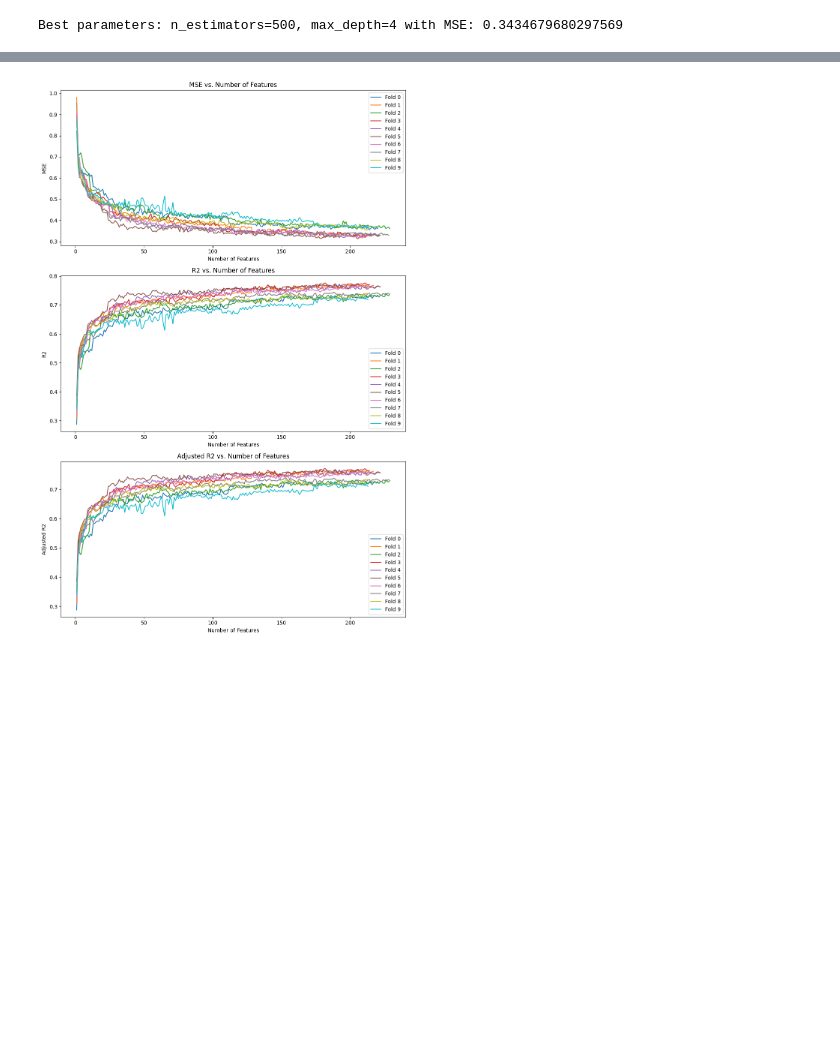
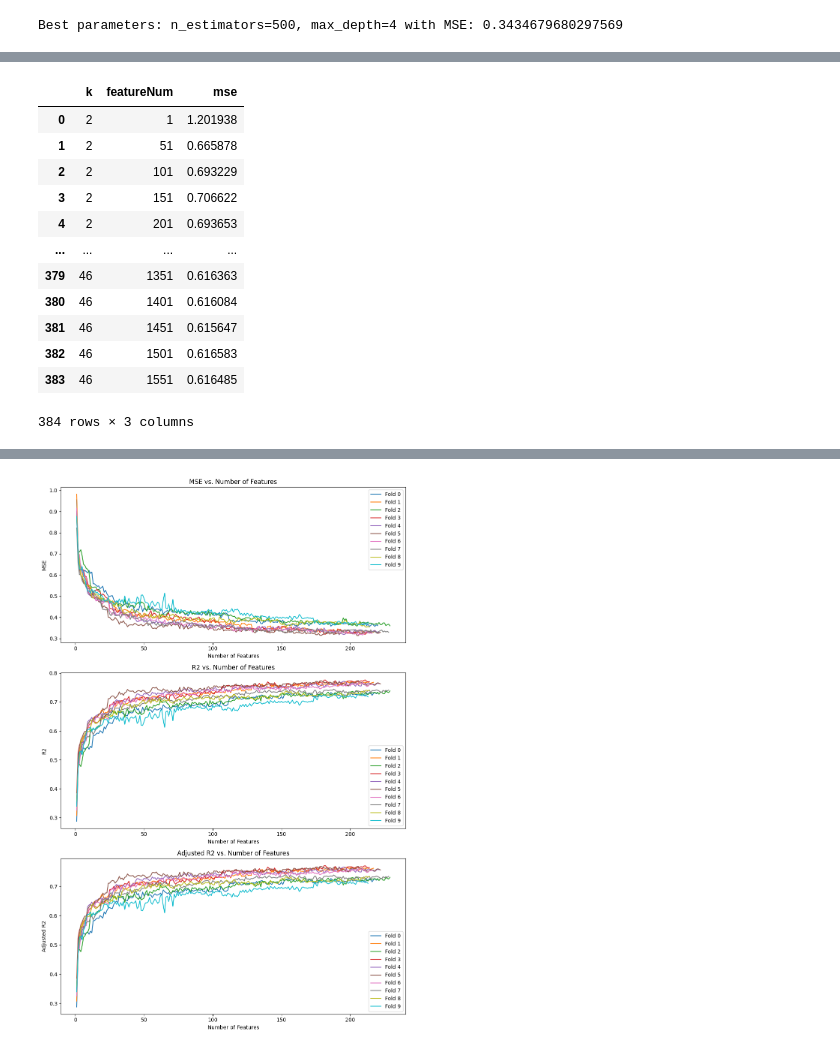
Before and after one commit to KingJMS1/JMT6366Project, a Jupyter notebook: XGBoost.ipynb, the cells around one changed output, grey strips where cells are left out. Drawn from its saved outputs; the diff is of its cells as text; code cells hidden in the pictures; blank space fills up the shorter version.

```diff
--- a/XGBoost.ipynb
+++ b/XGBoost.ipynb
@@ -169,0 +396,16 @@ Thresh=0.0010072, n=213, Mean Squared Error: 0.3747, R-Squared: 0.7176, Adj-R-Sq
+# %%
+kfmse
+# %% [output]
+|  | k | featureNum | mse |
+| 0 | 2 | 1 | 1.201938 |
+| 1 | 2 | 51 | 0.665878 |
+| 2 | 2 | 101 | 0.693229 |
+| 3 | 2 | 151 | 0.706622 |
+| 4 | 2 | 201 | 0.693653 |
+| ... | ... | ... | ... |
+| 379 | 46 | 1351 | 0.616363 |
+| 380 | 46 | 1401 | 0.616084 |
+| 381 | 46 | 1451 | 0.615647 |
+| 382 | 46 | 1501 | 0.616583 |
+| 383 | 46 | 1551 | 0.616485 |
+384 rows × 3 columns
```
Also changed, not shown: parts of 26 cells of this notebook, 1 other file.
